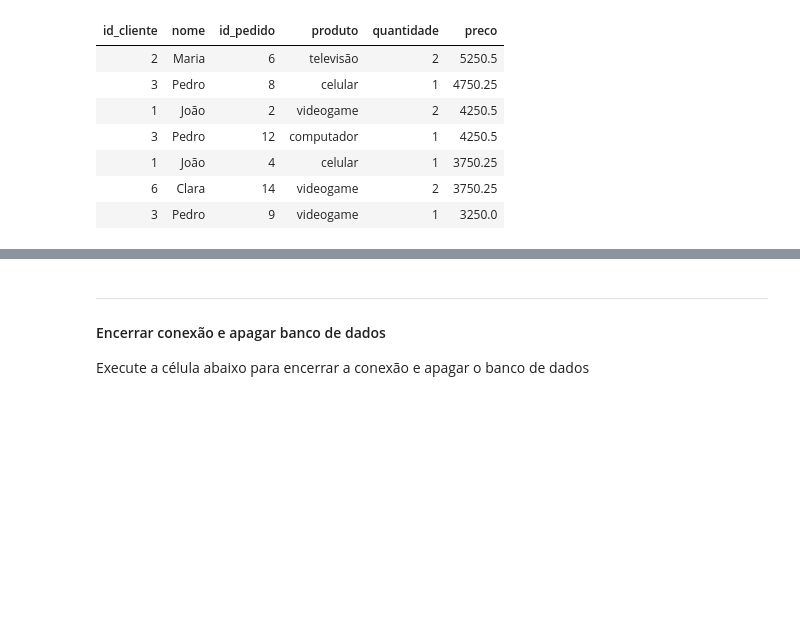
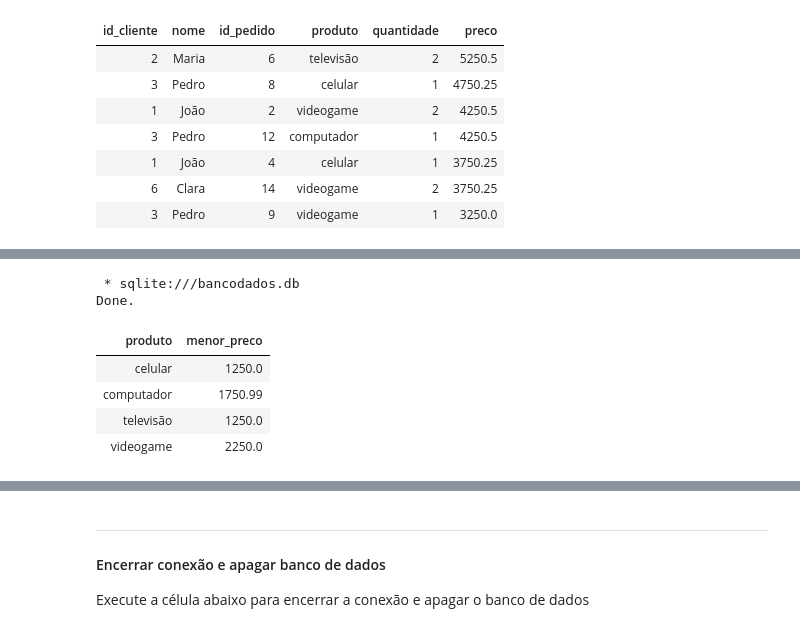
Before and after one commit to luizweb/sqljupyter, a Jupyter notebook: sqljupyter.ipynb, the cells around one changed output, grey strips where cells are left out. Drawn from its saved outputs; the diff is of its cells as text; code cells hidden in the pictures; blank space fills up the shorter version.

```diff
--- a/sqljupyter.ipynb
+++ b/sqljupyter.ipynb
@@ -583,0 +623,19 @@ Done.
+# %%
+%%sql
+
+
+SELECT
+    produto,
+    MIN(preco) AS menor_preco
+FROM
+    tbPedidos
+GROUP BY
+    produto
+# %% [output]
+ * sqlite:///bancodados.db
+Done.
+| produto | menor_preco |
+| celular | 1250.0 |
+| computador | 1750.99 |
+| televisão | 1250.0 |
+| videogame | 2250.0 |
```
Also changed, not shown: parts of 39 cells of this notebook, 1 other file.
